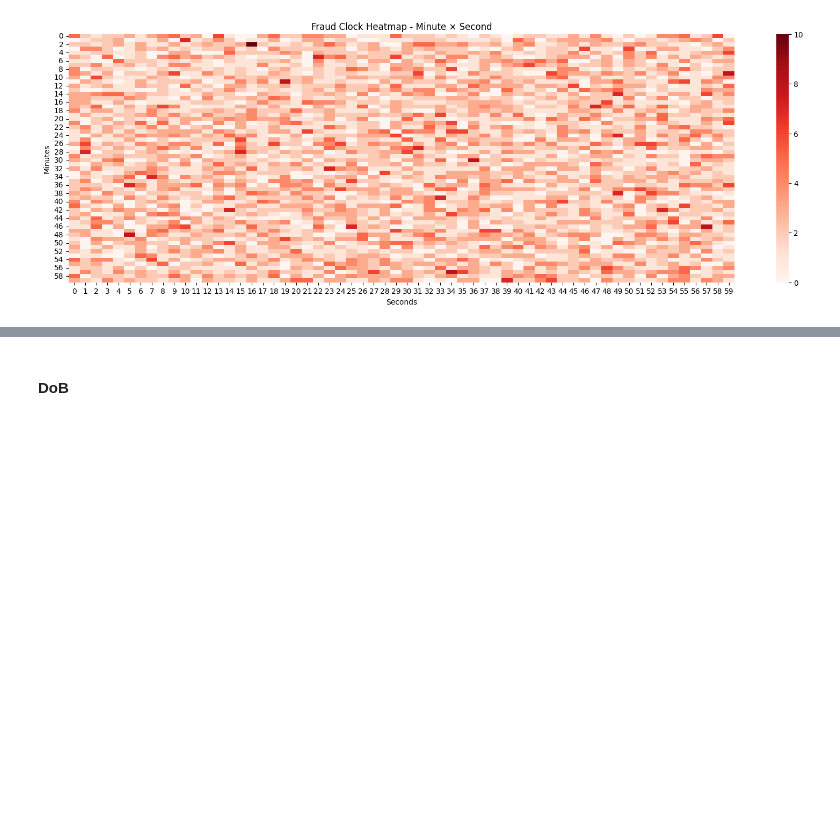
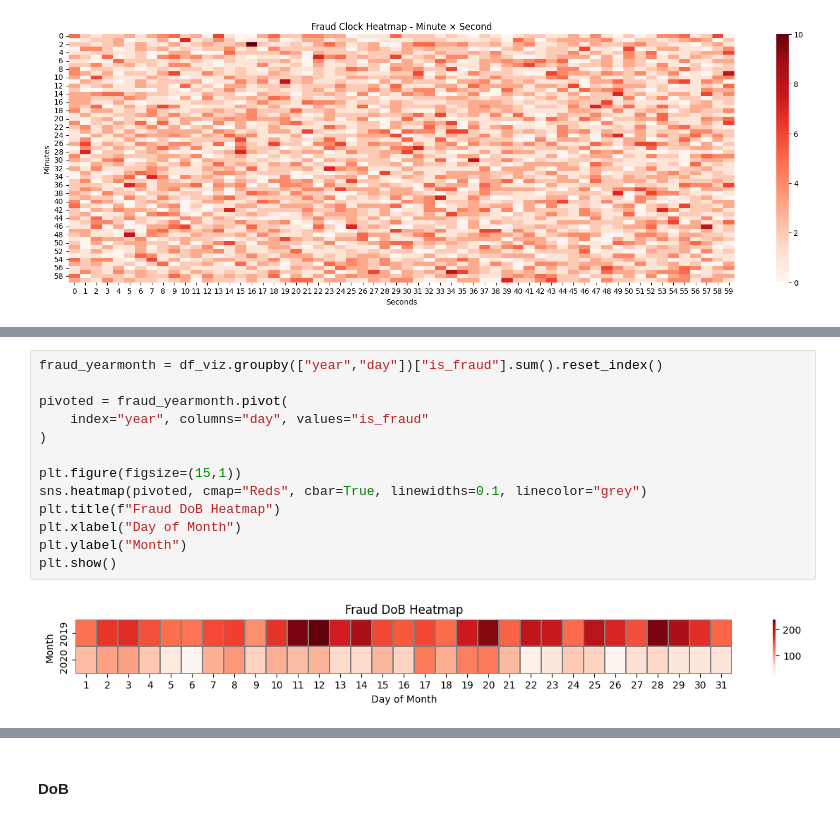
Before and after one commit to AubLambert/FraudDetection, a Jupyter notebook: Fraud_Detection.ipynb, the cells around one changed output, grey strips where cells are left out. Cells and saved outputs as stored; diff of their text form; blank space fills up the shorter version.

```diff
--- a/Fraud_Detection.ipynb
+++ b/Fraud_Detection.ipynb
@@ -319,0 +335,15 @@ plt.show()
+# %%
+fraud_yearmonth = df_viz.groupby(["year","day"])["is_fraud"].sum().reset_index()
+
+pivoted = fraud_yearmonth.pivot(
+    index="year", columns="day", values="is_fraud"
+)
+
+plt.figure(figsize=(15,1))
+sns.heatmap(pivoted, cmap="Reds", cbar=True, linewidths=0.1, linecolor="grey")
+plt.title(f"Fraud DoB Heatmap")
+plt.xlabel("Day of Month")
+plt.ylabel("Month")
+plt.show()
+# %% [output]
+[figure, added]
```
Also changed, not shown: parts of 32 cells of this notebook.
